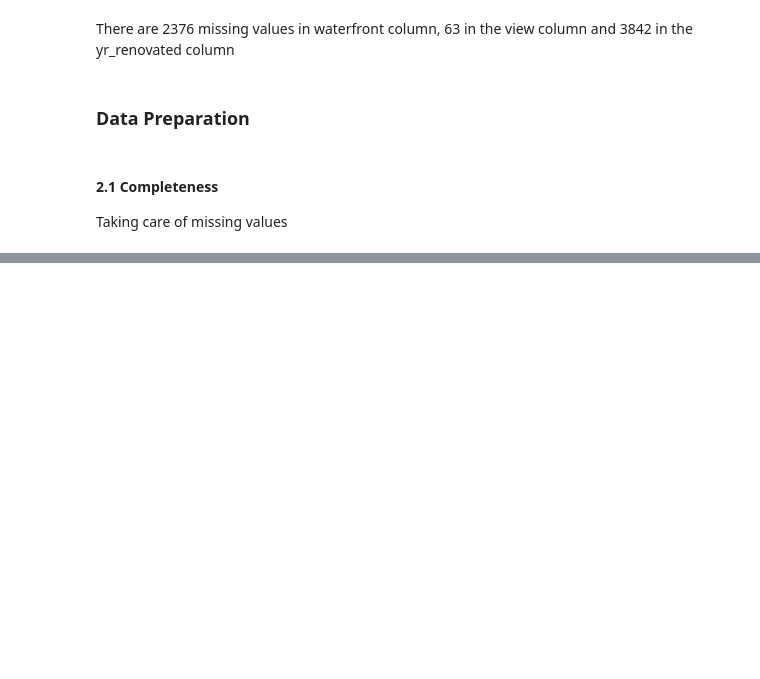
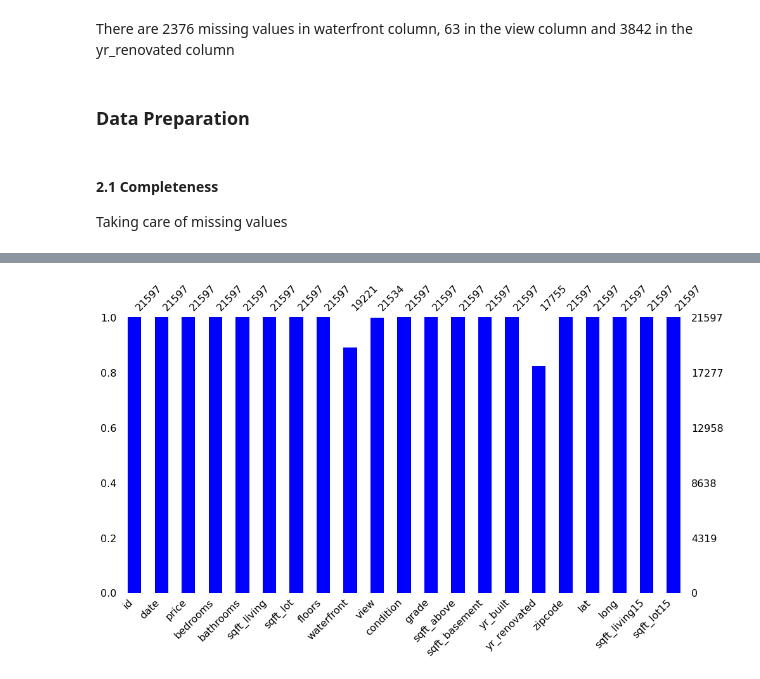
Before and after one commit to GraceAnyango/Housing-Analysis, a Jupyter notebook: KCHOUSING.ipynb, the cells around one changed output, grey strips where cells are left out. Saved outputs shown, nothing was run; the diff lists cells and outputs as text; code cells hidden in the pictures; blank space fills up the shorter version.

```diff
--- a/KCHOUSING.ipynb
+++ b/KCHOUSING.ipynb
@@ -125,6 +125,7 @@ Taking care of missing values
 # %%
 import missingno as msno
 import seaborn as sns
+pd.set_option("display.max_columns", 21)
 fig, ax = plt.subplots(figsize=(16,8))
 msno.bar(df=df, color="blue", ax=ax)
 # plt.suptitle("Percentage Completeness")
@@ -133,0 +134 @@ ImportError: cannot import name 'int' from 'numpy' (c:\anaconda\envs\learn-env\l
+[figure, added]
```
Also changed, not shown: parts of 1 cell of this notebook.
